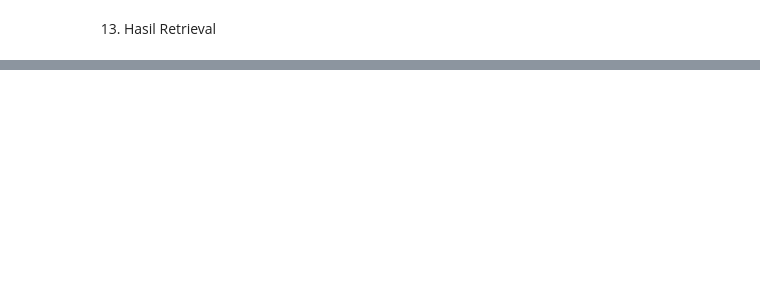
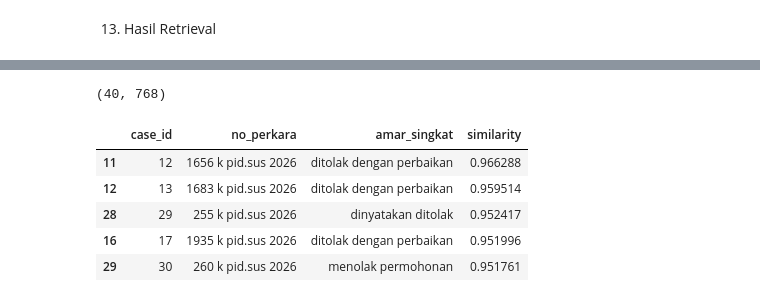
Before and after one commit to adhimmmm/CBR-Analisis-Putusan-MA-TPPO, a Jupyter notebook: notebooks/03_case_retrieval.ipynb, the cells around one changed output, grey strips where cells are left out. Drawn from its saved outputs; the diff is of its cells as text; code cells hidden in the pictures; blank space fills up the shorter version.

```diff
--- a/notebooks/03_case_retrieval.ipynb
+++ b/notebooks/03_case_retrieval.ipynb
@@ -508,0 +648,18 @@ queries.json berhasil dibuat
+# %%
+# ============================================================
+# EMBEDDING TRAIN SET
+# ============================================================
+
+train_embeddings = np.array([
+
+    get_embedding(text)
+
+    for text in train_df["retrieval_text"]
+
+])
+
+print(
+    train_embeddings.shape
+)
+# %% [output]
+(40, 768)
@@ -508,0 +706,32 @@ queries.json berhasil dibuat
+# %%
+# ============================================================
+# TEST RETRIEVAL BERT
+# ============================================================
+
+query_case = test_df.iloc[0]
+
+retrieve_bert(
+
+    query_case["retrieval_text"]
+
+)[
+
+    [
+        "case_id",
+
+        "no_perkara",
+
+        "amar_singkat",
+
+        "similarity"
+
+    ]
+
+]
+# %% [output]
+|  | case_id | no_perkara | amar_singkat | similarity |
+| 11 | 12 | 1656 k pid.sus 2026 | ditolak dengan perbaikan | 0.966288 |
+| 12 | 13 | 1683 k pid.sus 2026 | ditolak dengan perbaikan | 0.959514 |
+| 28 | 29 | 255 k pid.sus 2026 | dinyatakan ditolak | 0.952417 |
+| 16 | 17 | 1935 k pid.sus 2026 | ditolak dengan perbaikan | 0.951996 |
+| 29 | 30 | 260 k pid.sus 2026 | menolak permohonan | 0.951761 |
```
Also changed, not shown: parts of 23 cells of this notebook, 2 other files.
